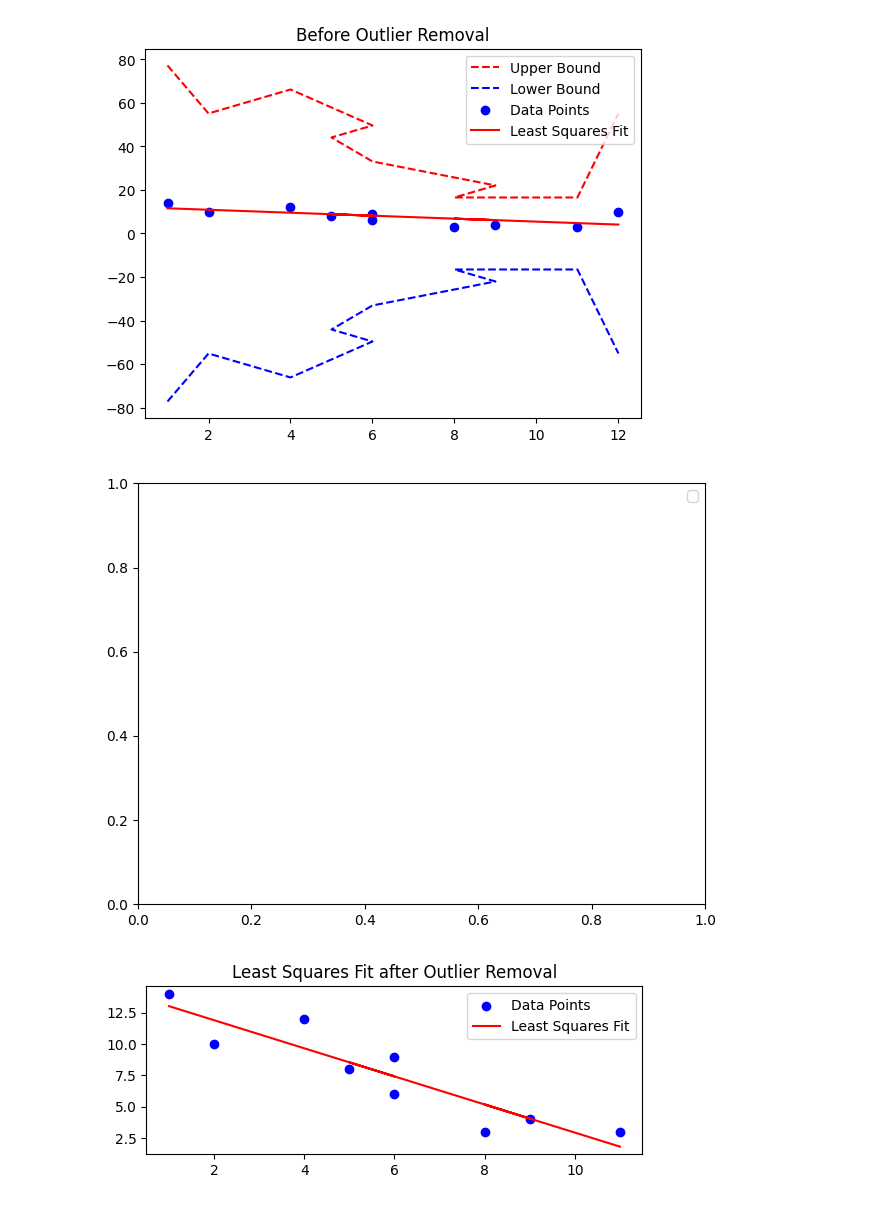
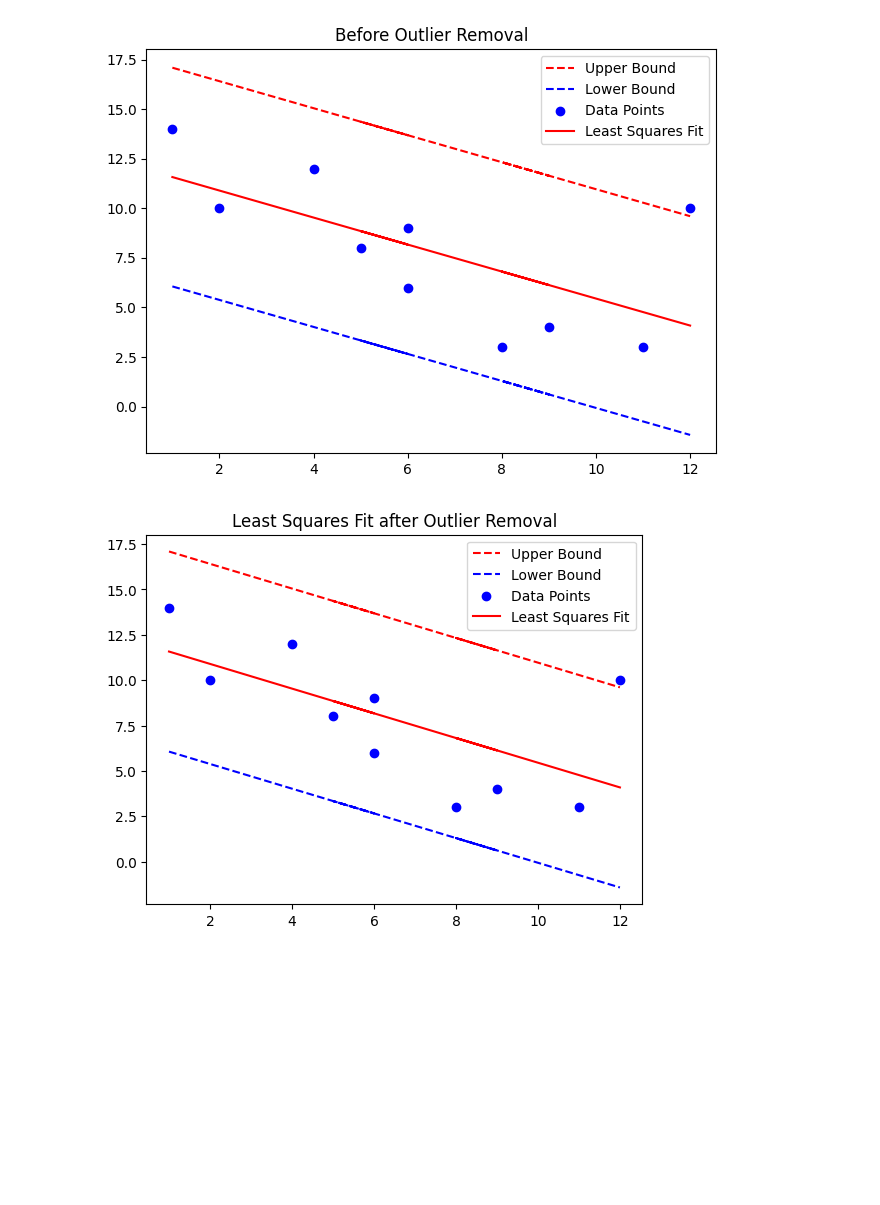
Before and after one commit to Quilhar/DataAnalytics, a Jupyter notebook: Stats/3.4 Error Bars and Outliers.ipynb, the cells around one changed output. Drawn from its saved outputs; the diff is of its cells as text; code cells hidden in the pictures; blank space fills up the shorter version.

```diff
--- a/Stats/3.4 Error Bars and Outliers.ipynb
+++ b/Stats/3.4 Error Bars and Outliers.ipynb
@@ -28,49 +28,56 @@ def calculate_residuals(x_data, y_data, fit_type = 1):
         residual_mean = np.mean(fit_residual)
         residual_std = np.std(fit_residual)
 
-    return fit_residual, residual_mean, residual_std
+    return fit_residual, residual_mean, residual_std, least_squares_coefficients
 
 def determine_outliers(residuals, mean, std_dev, n = 2):
     outlier_indices = []
     bound1 = mean + n * std_dev
     bound2 = mean - n * std_dev
 
     for i in range(len(residuals)):
         if residuals[i] > bound1 or residuals[i] < bound2:
             outlier_indices.append(i)
 
     return outlier_indices,
 
 def remove_outliers(x_data, y_data, outlier_indices):
     x_cleaned = []
     y_cleaned = []
 
     for i in range(len(x_data)):
         if i not in outlier_indices:
             x_cleaned.append(x_data[i])
             y_cleaned.append(y_data[i])
 
     return x_cleaned, y_cleaned
 
-residual_data, mean_of_residual, residual_standard_dev = calculate_residuals(x, y)
+residual_data, mean_of_residual, residual_standard_dev, slope_intercept = calculate_residuals(x, y)
 outliers = determine_outliers(residual_data, mean_of_residual, residual_standard_dev, n = 2)
 
+y_upper = []
+y_lower = []
 
-plt.plot(x, upper_bound, color='red', linestyle='dashed', label='Upper Bound')
-plt.plot(x, lower_bound, color='blue', linestyle='dashed', label='Lower Bound')
+for i in range((len(x))):
+    y_upper.append((slope_intercept[0][0] * x[i]) + slope_intercept[0][1] + 2 * residual_standard_dev)
+    y_lower.append((slope_intercept[0][0] * x[i]) + slope_intercept[0][1] - 2 * residual_standard_dev)
+
+plt.plot(x, y_upper, color='red', linestyle='dashed', label='Upper Bound')
+plt.plot(x, y_lower, color='blue', linestyle='dashed', label='Lower Bound')
 
 dal.graph__least_squares(x, y, title = "Before Outlier Removal")
 
 plt.legend()
 plt.tight_layout()
 plt.show()
 # %% [output]
-[figure, old version]
+[figure, new version]
-[figure, removed]
 # %%
 new_x, new_y = remove_outliers(x, y, outliers)
 
-plt.subplot(2,1,1)
+plt.plot(x, y_upper, color='red', linestyle='dashed', label='Upper Bound')
+plt.plot(x, y_lower, color='blue', linestyle='dashed', label='Lower Bound')
+
 dal.graph__least_squares(new_x, new_y, title = "Least Squares Fit after Outlier Removal")
 # %% [output]
-[figure, old version]
+[figure, new version]
```
